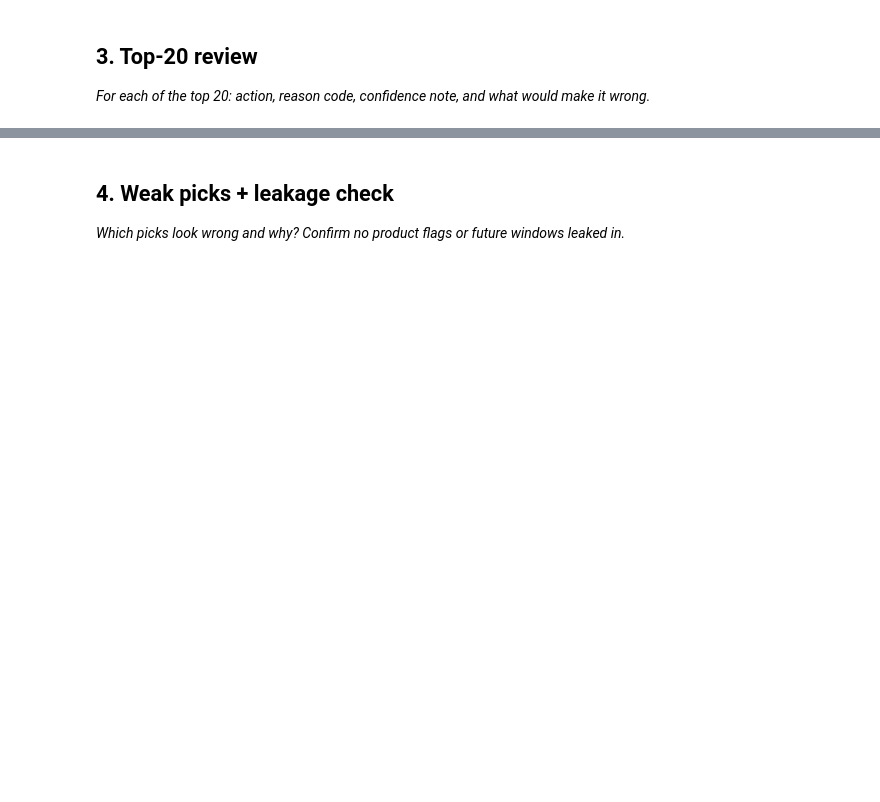
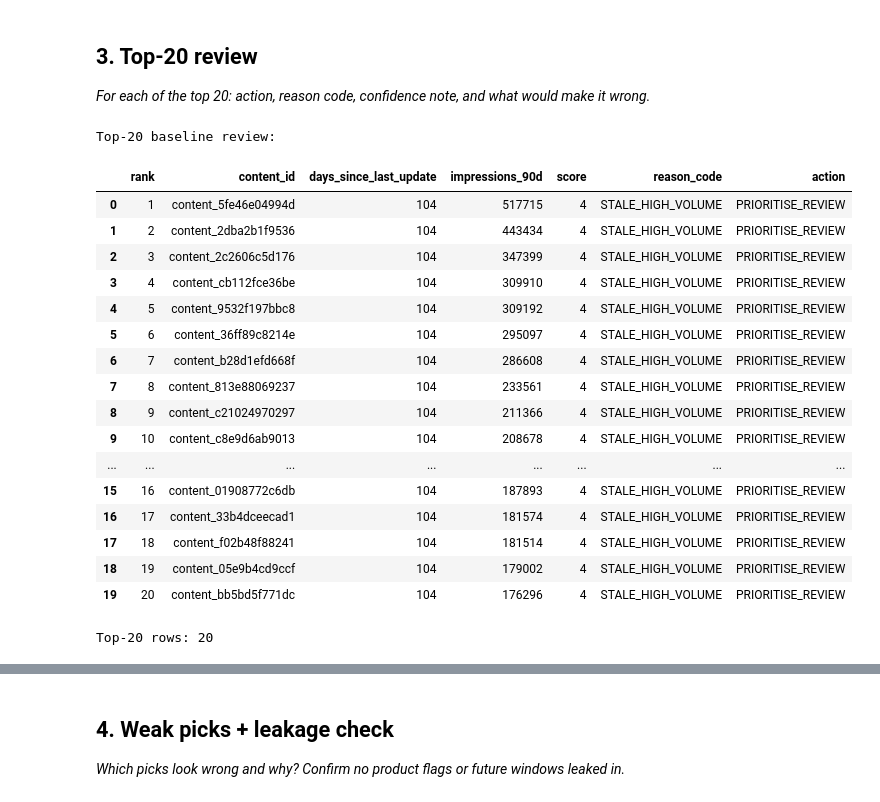
Before and after one commit to aryan-0018/FlyRank-ML-W1, a Jupyter notebook: work/notebooks/w04_baseline_score.ipynb, the cells around one changed output, grey strips where cells are left out. Drawn from its saved outputs; the diff is of its cells as text; code cells hidden in the pictures; blank space fills up the shorter version.

Commit message:
Complete ML-07 — Baseline Action Score and Top-20 Review

```diff
--- a/work/notebooks/w04_baseline_score.ipynb
+++ b/work/notebooks/w04_baseline_score.ipynb
@@ -8,0 +19,11 @@ This skeleton is yours to fill. Work the sections **in order** — each one has
+# %%
+import pandas as pd
+import numpy as np
+from pathlib import Path
+
+DATA_PATH = "FlyRank-ML-W1/data/raw/content_refresh_anonymized.csv"
+
+df = pd.read_csv(DATA_PATH)
+
+print("Dataset shape:", df.shape)
+print("Unit of analysis: one row = one content page")
@@ -27,3 +283,43 @@ This skeleton is yours to fill. Work the sections **in order** — each one has
 # %%
 # This cell is for CODE (numbers, a query, a check).
 # Write your text answer in the cell ABOVE this one — typing sentences here breaks Run All.
+# Inspect the actual top 20 rows selected by the baseline rule.
+
+top20 = queue.head(20).copy()
+
+top20_review = top20[
+    [
+        "rank",
+        "content_id",
+        "days_since_last_update",
+        "impressions_90d",
+        "score",
+        "reason_code",
+        "action"
+    ]
+].copy()
+
+print("Top-20 baseline review:")
+display(top20_review)
+
+print("Top-20 rows:", len(top20_review))
+# %% [output]
+Top-20 baseline review:
+|  | rank | content_id | days_since_last_update | impressions_90d | score | reason_code | action |
+| 0 | 1 | content_5fe46e04994d | 104 | 517715 | 4 | STALE_HIGH_VOLUME | PRIORITISE_REVIEW |
+| 1 | 2 | content_2dba2b1f9536 | 104 | 443434 | 4 | STALE_HIGH_VOLUME | PRIORITISE_REVIEW |
+| 2 | 3 | content_2c2606c5d176 | 104 | 347399 | 4 | STALE_HIGH_VOLUME | PRIORITISE_REVIEW |
+| 3 | 4 | content_cb112fce36be | 104 | 309910 | 4 | STALE_HIGH_VOLUME | PRIORITISE_REVIEW |
+| 4 | 5 | content_9532f197bbc8 | 104 | 309192 | 4 | STALE_HIGH_VOLUME | PRIORITISE_REVIEW |
+| 5 | 6 | content_36ff89c8214e | 104 | 295097 | 4 | STALE_HIGH_VOLUME | PRIORITISE_REVIEW |
+| 6 | 7 | content_b28d1efd668f | 104 | 286608 | 4 | STALE_HIGH_VOLUME | PRIORITISE_REVIEW |
+| 7 | 8 | content_813e88069237 | 104 | 233561 | 4 | STALE_HIGH_VOLUME | PRIORITISE_REVIEW |
+| 8 | 9 | content_c21024970297 | 104 | 211366 | 4 | STALE_HIGH_VOLUME | PRIORITISE_REVIEW |
+| 9 | 10 | content_c8e9d6ab9013 | 104 | 208678 | 4 | STALE_HIGH_VOLUME | PRIORITISE_REVIEW |
+| ... | ... | ... | ... | ... | ... | ... | ... |
+| 15 | 16 | content_01908772c6db | 104 | 187893 | 4 | STALE_HIGH_VOLUME | PRIORITISE_REVIEW |
+| 16 | 17 | content_33b4dceecad1 | 104 | 181574 | 4 | STALE_HIGH_VOLUME | PRIORITISE_REVIEW |
+| 17 | 18 | content_f02b48f88241 | 104 | 181514 | 4 | STALE_HIGH_VOLUME | PRIORITISE_REVIEW |
+| 18 | 19 | content_05e9b4cd9ccf | 104 | 179002 | 4 | STALE_HIGH_VOLUME | PRIORITISE_REVIEW |
+| 19 | 20 | content_bb5bd5f771dc | 104 | 176296 | 4 | STALE_HIGH_VOLUME | PRIORITISE_REVIEW |
+Top-20 rows: 20
```
Also changed, not shown: parts of 17 cells of this notebook.
